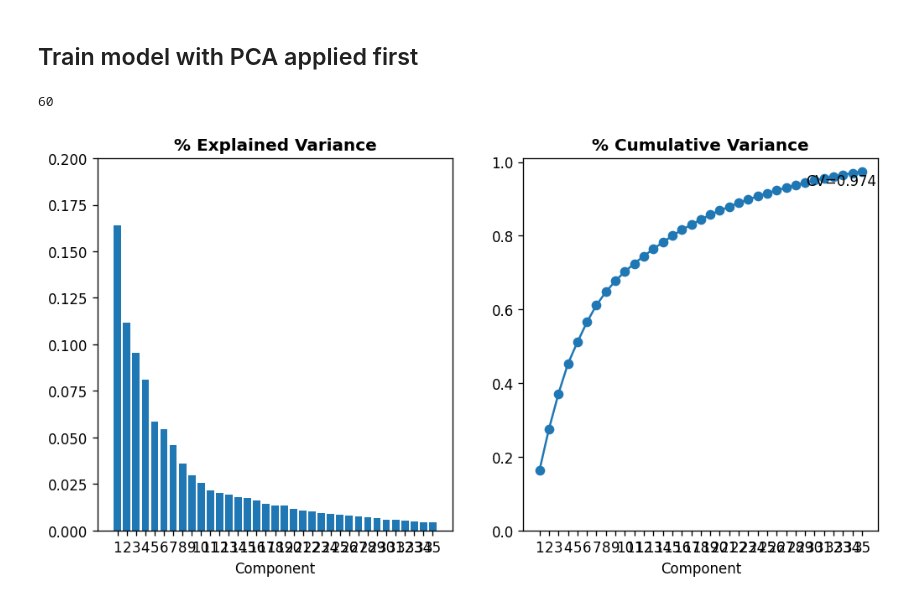
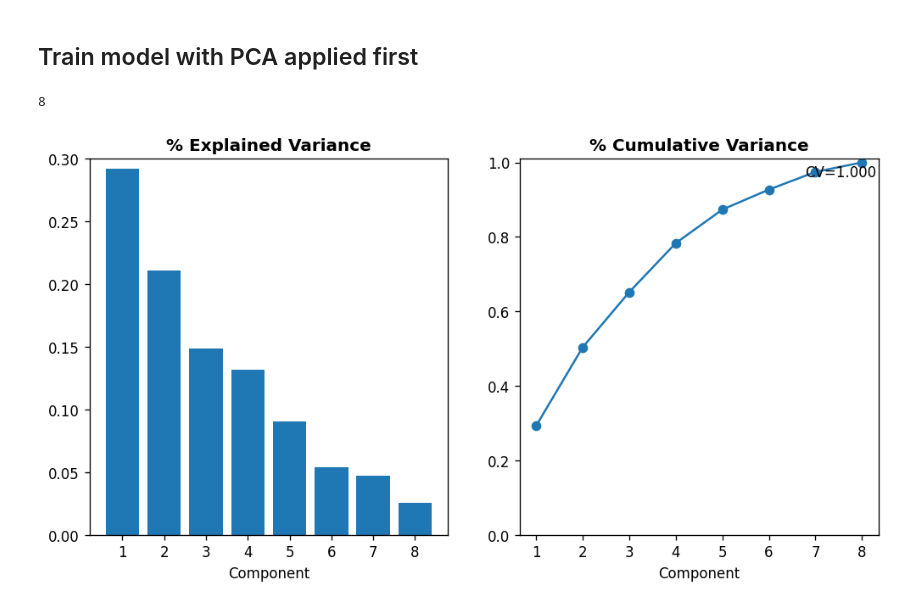
Before and after one commit to AeroEng16/TennisPrediction, a Jupyter notebook: dataPrepAndModelCreation.ipynb, the cells around one changed output. Saved outputs shown, nothing was run; the diff lists cells and outputs as text; code cells hidden in the pictures.

```diff
--- a/dataPrepAndModelCreation.ipynb
+++ b/dataPrepAndModelCreation.ipynb
@@ -522,7 +514,9 @@ Train time on cpu: 1373.812 seconds
 # %% [markdown]
 ## Train model with PCA applied first
 # %%
-df_PCA = df.drop(allColumnsToDrop,axis=1)
+#df_PCA = df.drop(allColumnsToDrop,axis=1)
+df_PCA = df[["Player1DominanceRatio","Player2DominanceRatio","Player1percentageToVictory","Player2percentageToVictory","EloDiff","BreakpointsWon_ComOps","ServicePointsLost_ComOps","MaxGamesInARow_ComOps","Winner"]]
+
 
 features = [x for x in df_PCA.columns if x not in ["Winner"]]
 
@@ -536,22 +530,22 @@ x = StandardScaler().fit_transform(x)
 
 print(len(features))
 # %% [output]
-60
+8
 # %%
 
-pca = PCA(n_components=35)
+pca = PCA(n_components=8)
 
 principalComponents = pca.fit_transform(x)
 
 principalDf = pd.DataFrame(data = principalComponents)
 
 finalDf = pd.concat([principalDf, df_PCA[['Winner']]], axis = 1)
 
 finalDf = pd.concat([finalDf, df["matchID"]], axis = 1)
 
 plot_pca_variance(pca)
 # %% [output]
-[figure, old version]
+[figure, new version]
 # %%
 #remove NaN's from PCA matrix
 finalDf = finalDf.dropna()
```
Also changed, not shown: parts of 8 cells of this notebook.
